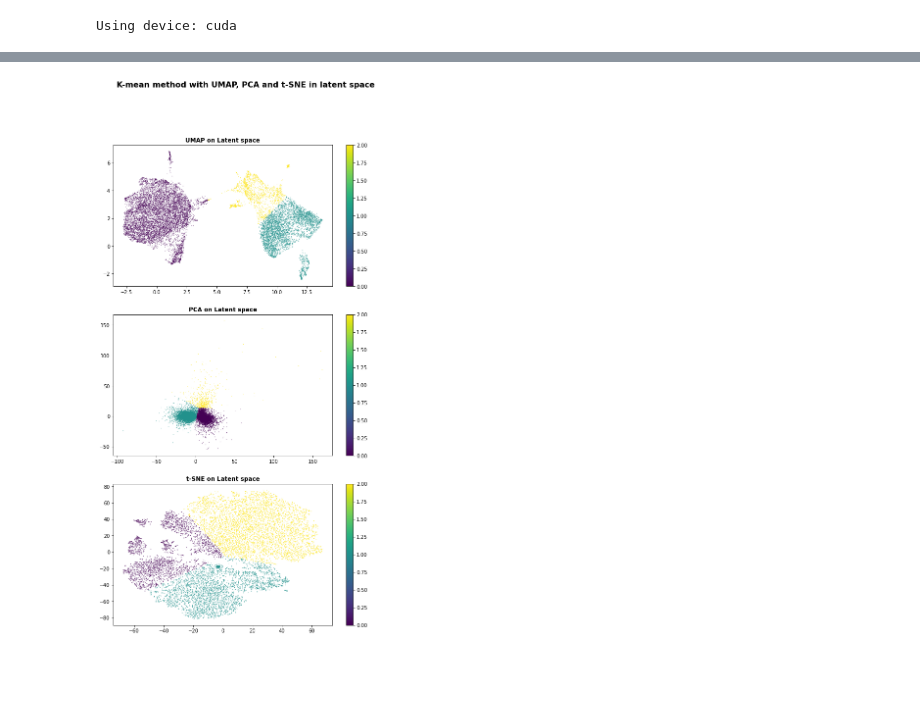
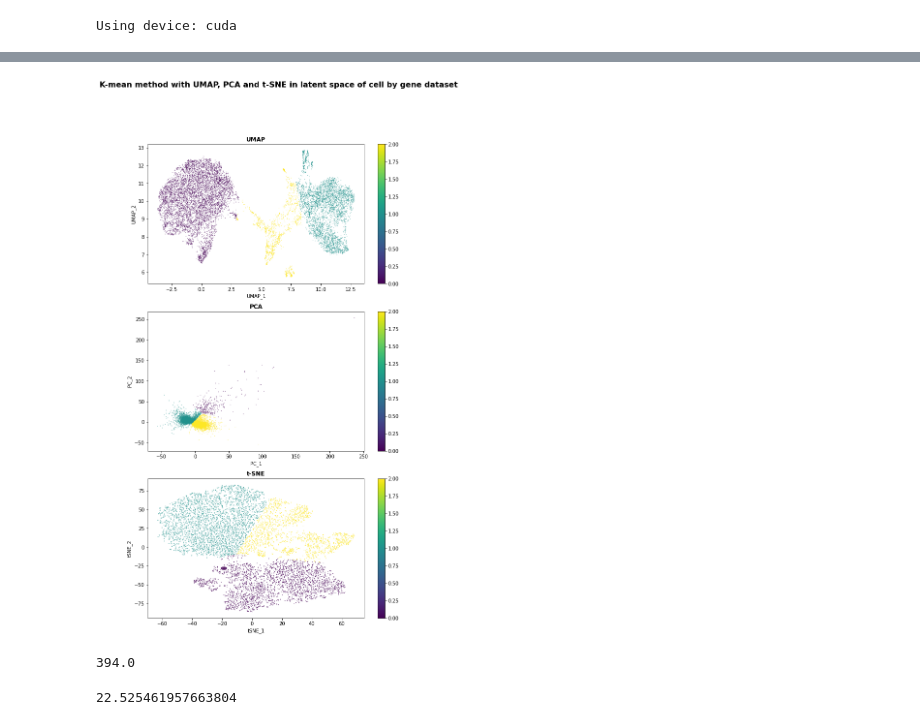
Before and after one commit to tuanvu24/Janssen-project, a Jupyter notebook: script/Auto_encodeur_mARN.ipynb, the cells around one changed output, grey strips where cells are left out. Cells and saved outputs as stored; diff of their text form; code cells hidden in the pictures; blank space fills up the shorter version.

```diff
--- a/script/Auto_encodeur_mARN.ipynb
+++ b/script/Auto_encodeur_mARN.ipynb
@@ -221,25 +247,40 @@ plt.show()
-# %%
-k = 3
-kmeans = KMeans(n_clusters=k)
-labels_UMAP = kmeans.fit_predict(coordsUMAP)
-labels_PCA = kmeans.fit_predict(coordsPCA)
-labels_TSNE = kmeans.fit_predict(coordsTSNE)
-
-
-fig, axes = plt.subplots(3,1, figsize=(10,18))
-fig.suptitle('K-mean method with UMAP, PCA and t-SNE in latent space', fontsize=16, fontweight="bold")
-axes[0].set_title("UMAP on Latent space", fontweight="bold")
-scatter_umap = axes[0].scatter(embedding[:,0], embedding[:,1], c=labels_UMAP, cmap='viridis', s=0.1)
-fig.colorbar(scatter_umap, ax=axes[0])
-
-axes[1].set_title("PCA on Latent space", fontweight="bold")
-scatter_pca = axes[1].scatter(coordsPCA[:, 0], coordsPCA[:, 1], c=labels_PCA, cmap='viridis', s=0.1)
-fig.colorbar(scatter_pca, ax=axes[1])
-
-axes[2].set_title("t-SNE on Latent space", fontweight="bold")
-scatter_tsne = axes[2].scatter(coordsTSNE[:, 0], coordsTSNE[:, 1], c=labels_TSNE, cmap='viridis', s=0.1)
-fig.colorbar(scatter_tsne, ax=axes[2])
-
-plt.show()
-# %% [output]
-[figure, removed]
+# %%
+k = 3
+kmeans = KMeans(n_clusters=k)
+labels_UMAP = kmeans.fit_predict(coordsUMAP)
+labels_PCA = kmeans.fit_predict(coordsPCA)
+labels_TSNE = kmeans.fit_predict(coordsTSNE)
+
+
+fig, axes = plt.subplots(3,1, figsize=(10,18))
+fig.suptitle('K-mean method with UMAP, PCA and t-SNE in latent space of cell by gene dataset', fontsize=16, fontweight="bold")
+
+axes[0].set_title("UMAP", fontweight="bold")
+scatter_umap = axes[0].scatter(coordsUMAP[:,0], coordsUMAP[:,1], c=labels_UMAP, cmap='viridis', s=0.1)
+fig.colorbar(scatter_umap, ax=axes[0])
+axes[0].set_xlabel("UMAP_1")
+axes[0].set_ylabel("UMAP_2")
+
+axes[1].set_title("PCA", fontweight="bold")
+scatter_pca = axes[1].scatter(coordsPCA[:, 0], coordsPCA[:, 1], c=labels_PCA, cmap='viridis', s=0.1)
+fig.colorbar(scatter_pca, ax=axes[1])
+axes[1].set_xlabel("PC_1")
+axes[1].set_ylabel("PC_2")
+
+axes[2].set_title("t-SNE", fontweight="bold")
+scatter_tsne = axes[2].scatter(coordsTSNE[:, 0], coordsTSNE[:, 1], c=labels_TSNE, cmap='viridis', s=0.1)
+fig.colorbar(scatter_tsne, ax=axes[2])
+axes[2].set_xlabel("tSNE_1")
+axes[2].set_ylabel("tSNE_2")
+
+plt.show()
+# %% [output]
+[figure, added]
+# %%
+max_PKM = mARN_df['PKM'].max()
+mean_PKM = mARN_df['PKM'].mean()
+print(max_PKM)
+mean_PKM
+# %% [output]
+394.0
+22.525461957663804
```
Also changed, not shown: parts of 30 cells of this notebook.
